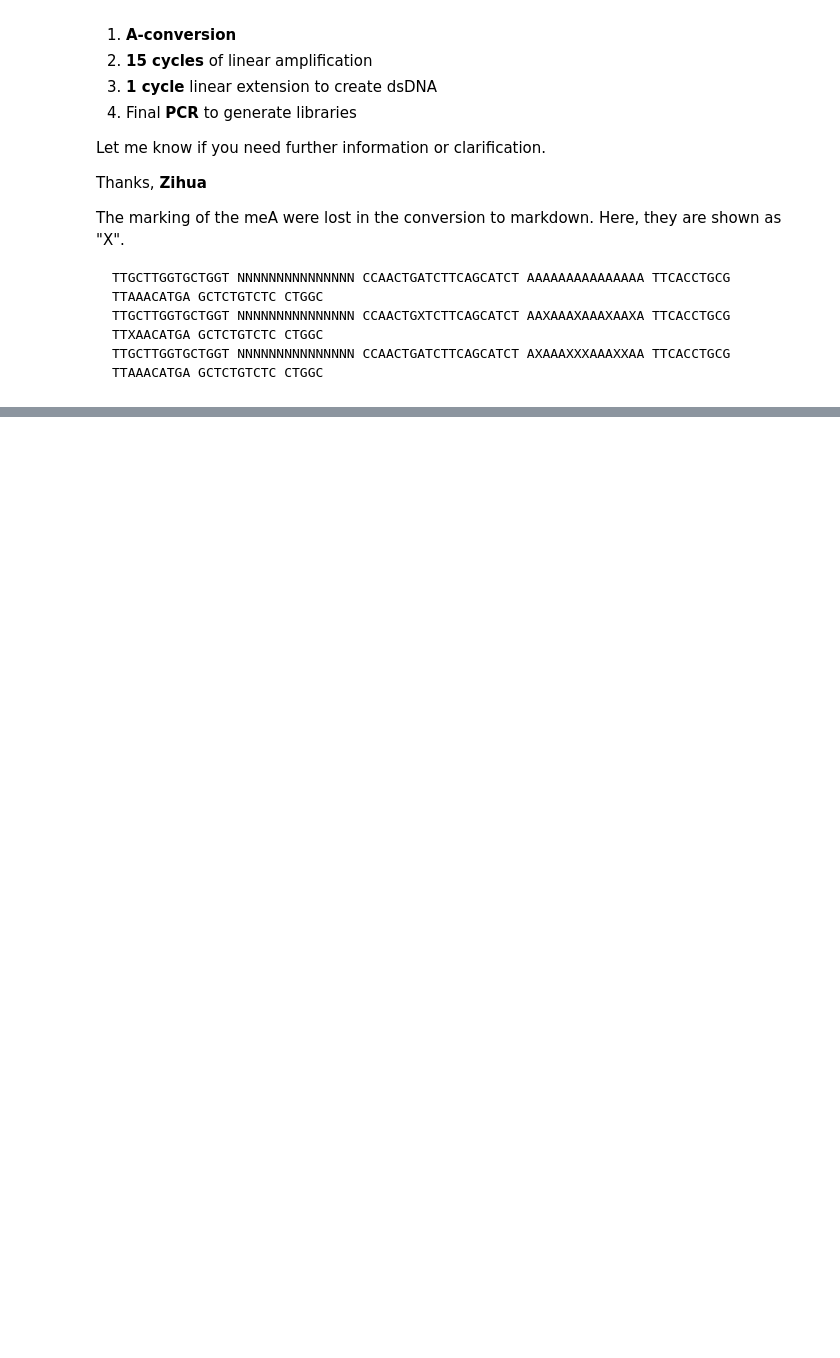
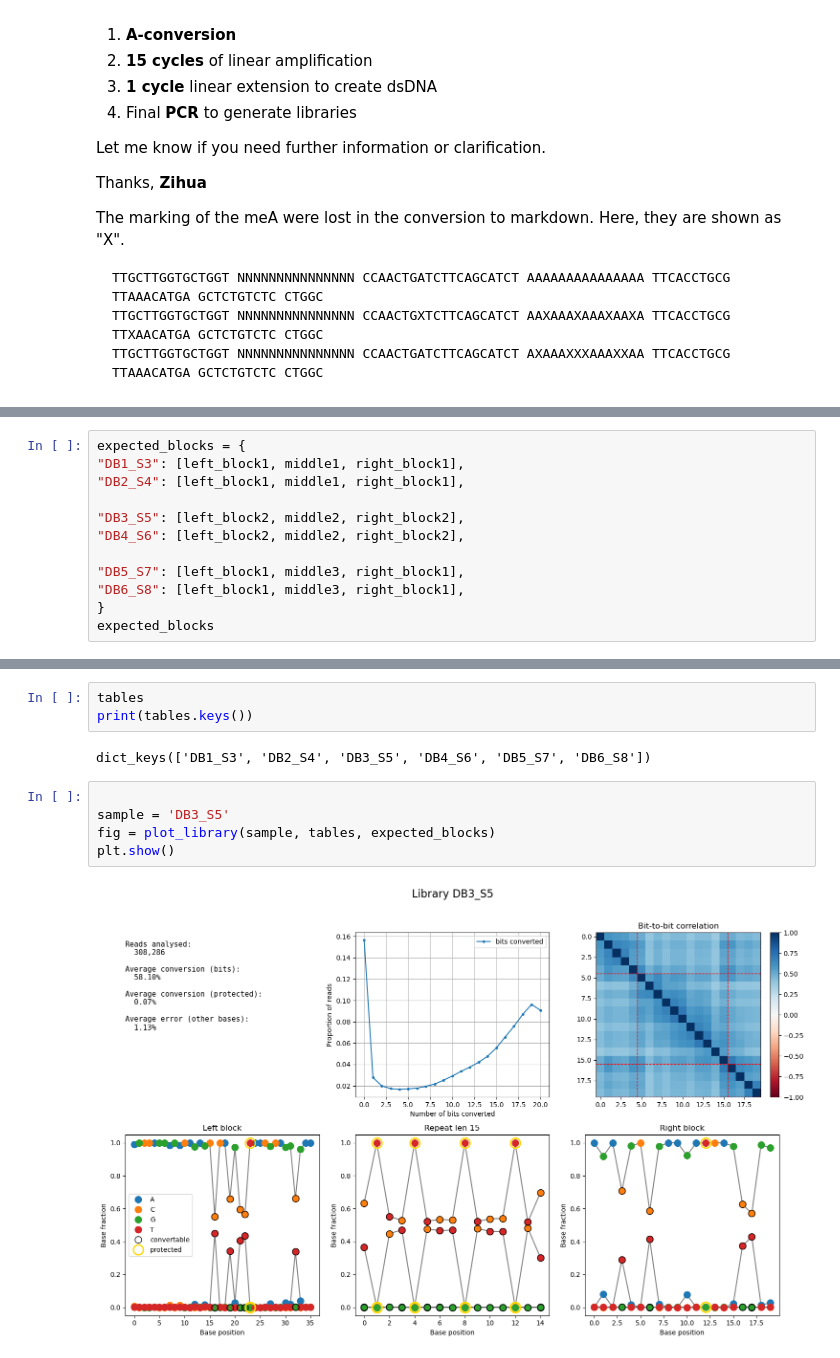
Before and after one commit to levycshl/read-break, a Jupyter notebook: notebooks/2025 07 10 efficiency of A deaminase.ipynb, the cells around one changed output, grey strips where cells are left out. Drawn from its saved outputs; the diff is of its cells as text; blank space fills up the shorter version.

```diff
--- a/notebooks/2025 07 10 efficiency of A deaminase.ipynb
+++ b/notebooks/2025 07 10 efficiency of A deaminase.ipynb
@@ -247,0 +341,12 @@ DB4_S6
+# %%
+expected_blocks = {
+"DB1_S3": [left_block1, middle1, right_block1],
+"DB2_S4": [left_block1, middle1, right_block1],
+
+"DB3_S5": [left_block2, middle2, right_block2],
+"DB4_S6": [left_block2, middle2, right_block2],
+
+"DB5_S7": [left_block1, middle3, right_block1],
+"DB6_S8": [left_block1, middle3, right_block1],
+}
+expected_blocks
@@ -247,0 +721,12 @@ DB4_S6
+# %%
+tables
+print(tables.keys())
+# %% [output]
+dict_keys(['DB1_S3', 'DB2_S4', 'DB3_S5', 'DB4_S6', 'DB5_S7', 'DB6_S8'])
+# %%
+
+sample = 'DB3_S5'
+fig = plot_library(sample, tables, expected_blocks)
+plt.show()
+# %% [output]
+[figure, added]
```
Also changed, not shown: parts of 15 cells of this notebook, 5 other files.
